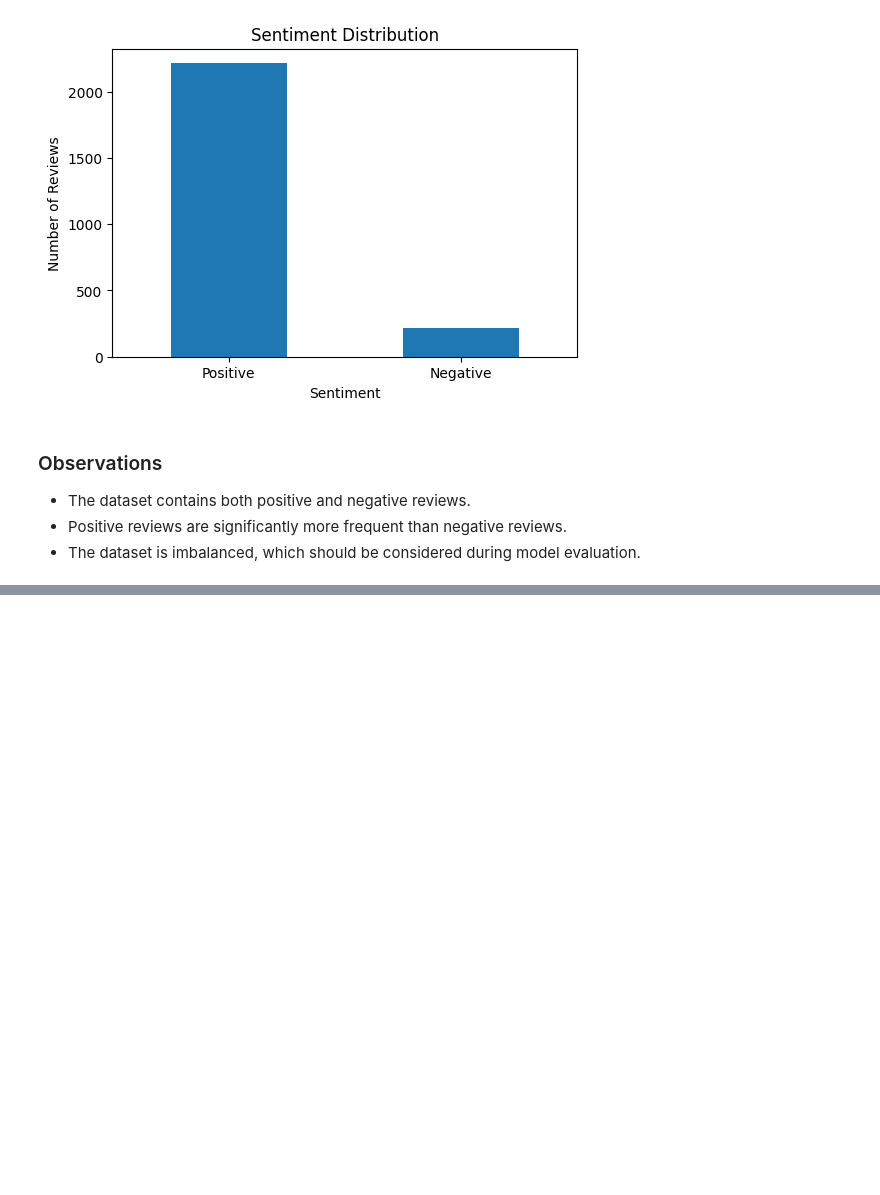
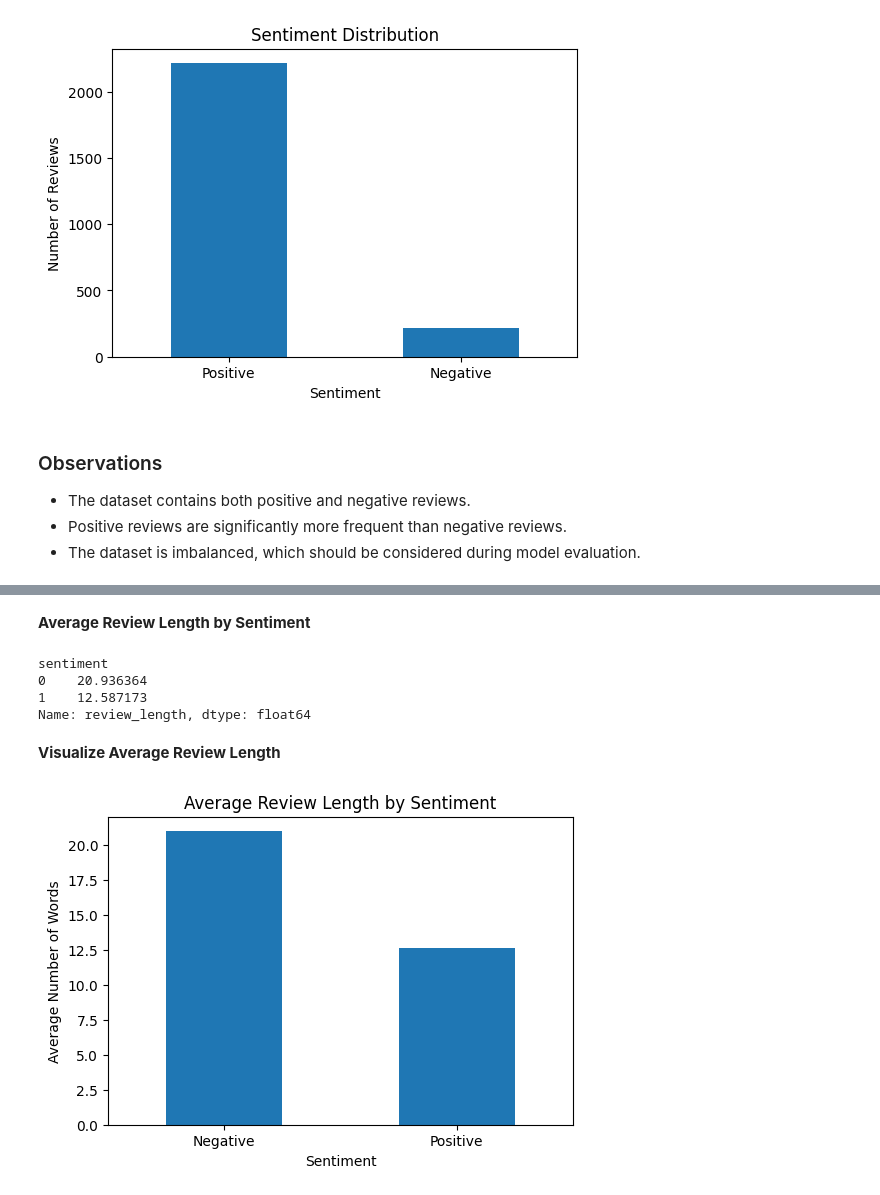
Before and after one commit to TahaBhatti786/Sentiment-Analysis-of-Product-Reviews, a Jupyter notebook: notebooks/sentiment_analysis.ipynb, the cells around one changed output, grey strips where cells are left out. Saved outputs shown, nothing was run; the diff lists cells and outputs as text; code cells hidden in the pictures; blank space fills up the shorter version.

Commit message:
Analyze review length by sentiment

```diff
--- a/notebooks/sentiment_analysis.ipynb
+++ b/notebooks/sentiment_analysis.ipynb
@@ -572,0 +577,2 @@ plt.show()
+# %%
+df["review_length"] = df["lemmatized_review"].apply(lambda x: len(x.split()))
@@ -572,0 +604,27 @@ plt.show()
+# %% [markdown]
+**Average Review Length by Sentiment**
+# %%
+average_length = df.groupby("sentiment")["review_length"].mean()
+
+print(average_length)
+# %% [output]
+sentiment
+0    20.936364
+1    12.587173
+Name: review_length, dtype: float64
+# %% [markdown]
+**Visualize Average Review Length**
+# %%
+plt.figure(figsize=(6,4))
+
+average_length.plot(kind="bar")
+
+plt.title("Average Review Length by Sentiment")
+plt.xlabel("Sentiment")
+plt.ylabel("Average Number of Words")
+
+plt.xticks([0,1],["Negative","Positive"], rotation=0)
+
+plt.show()
+# %% [output]
+[figure, added]
```
Also changed, not shown: parts of 13 cells of this notebook, 2 other files.
